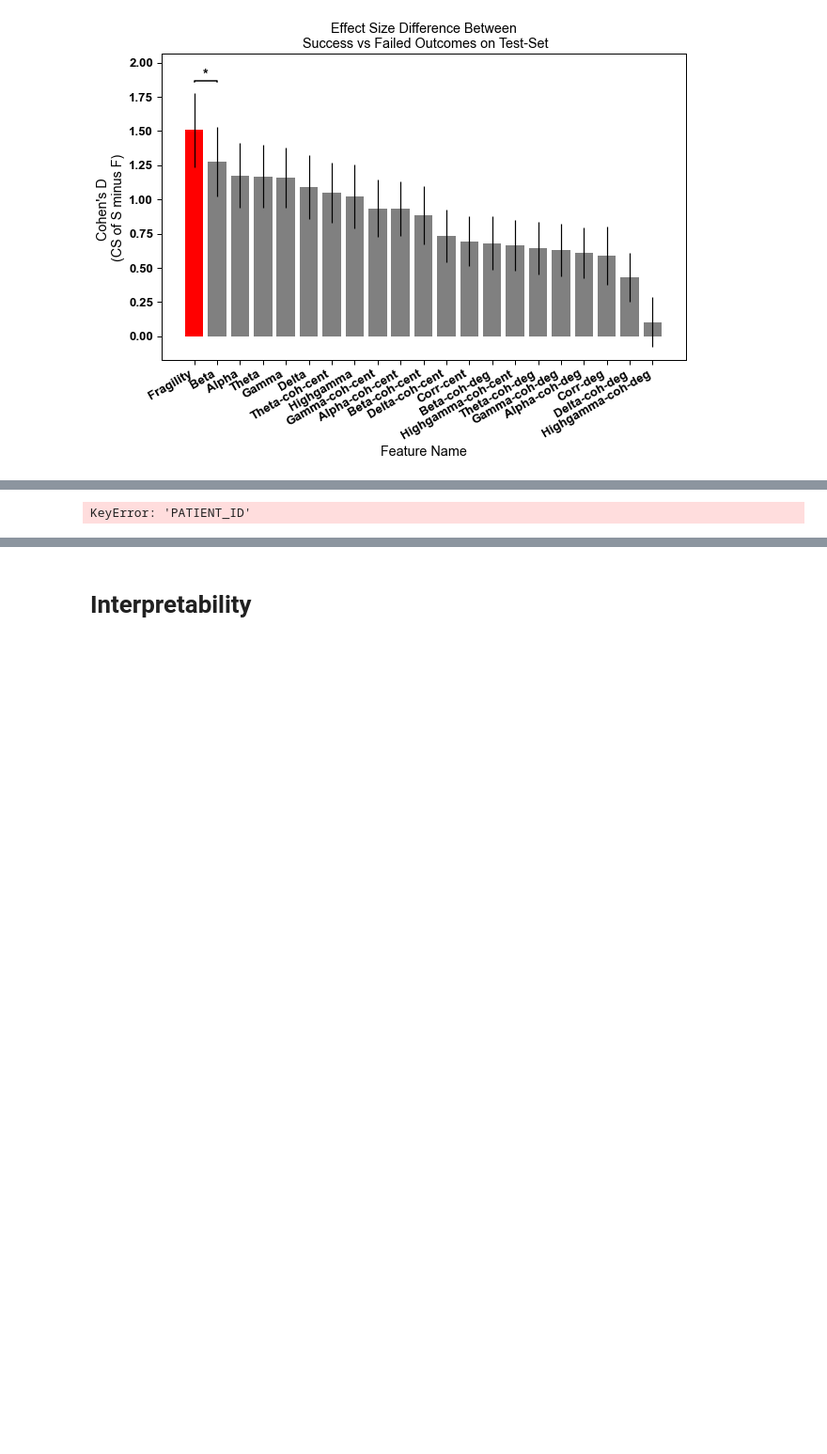
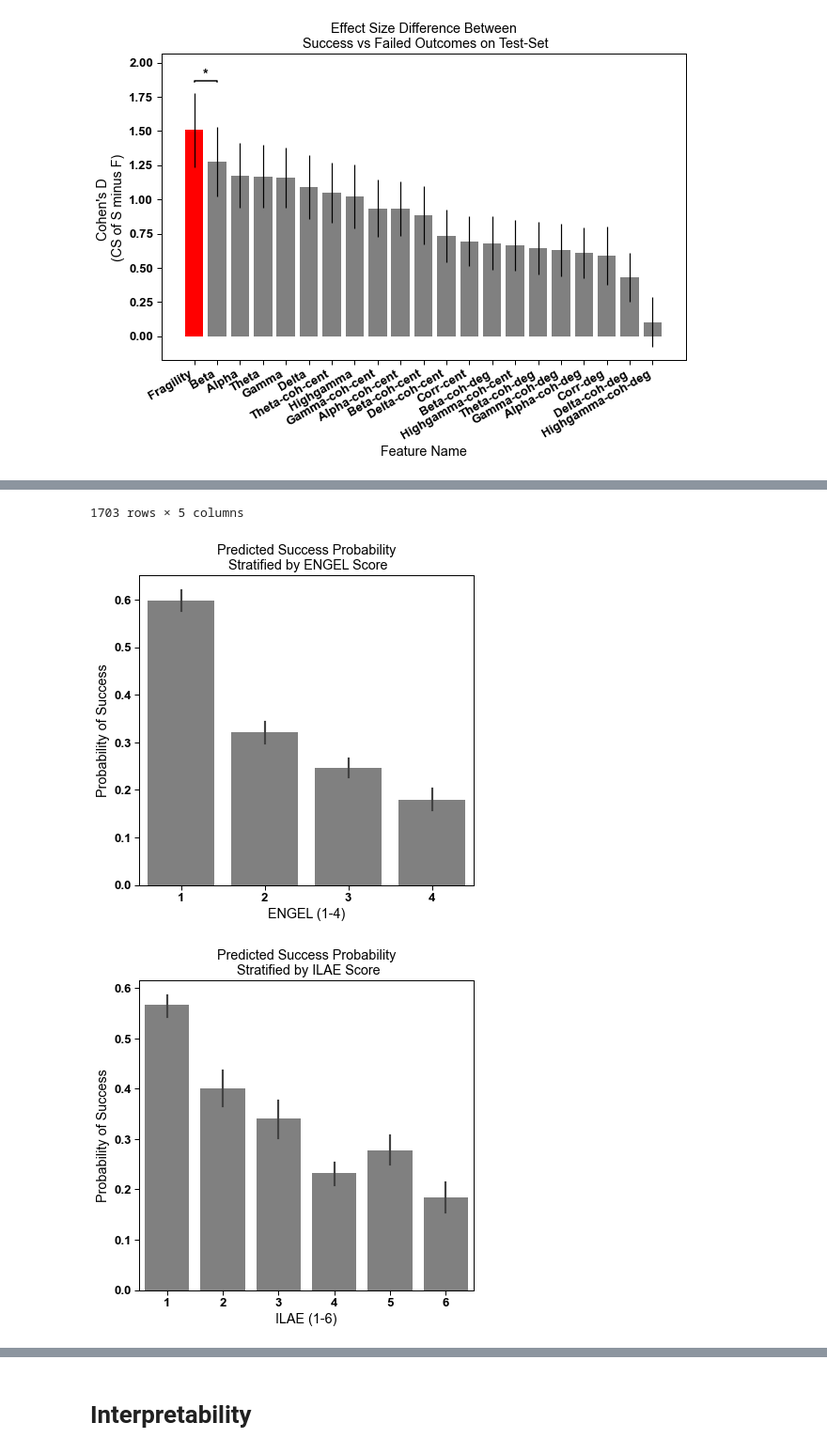
Before and after one commit to adam2392/fragility_in_ieeg, a Jupyter notebook: neural_fragility_journal_figures.ipynb, the cells around one changed output, grey strips where cells are left out. Shown: that part at 94% size. Drawn from its saved outputs; the diff is of its cells as text; code cells hidden in the pictures; blank space fills up the shorter version.

```diff
--- a/neural_fragility_journal_figures.ipynb
+++ b/neural_fragility_journal_figures.ipynb
@@ -997,7 +978,7 @@ for idx in range(1):
                                                         ytrues[jdx],
                                                         subjects[jdx])):
             # use excel file to set various data points
-            pat_row = pat_df[pat_df['participant_id'] == subject.upper()]
+            pat_row = pat_df[pat_df['participant_id'] == ('sub-' + subject)]
             cc = pat_row['clinical_complexity'].values[0]
             ilae = pat_row['ilae_score'].values[0]
             engel = pat_row['engel_score'].values[0]
@@ -1057,4 +1050,6 @@ for idx in range(1):
-KeyError: 'PATIENT_ID'
+1703 rows × 5 columns
+[figure, added]
+[figure, added]
 # %%
 fig, ax = plt.subplots(1, 1, figsize=(5, 5), sharey=True)
 sns.barplot(x='CC', y='CS', data=cc_df, ax=ax, color='gray')
```
Also changed, not shown: parts of 33 cells of this notebook, 5 other files.
